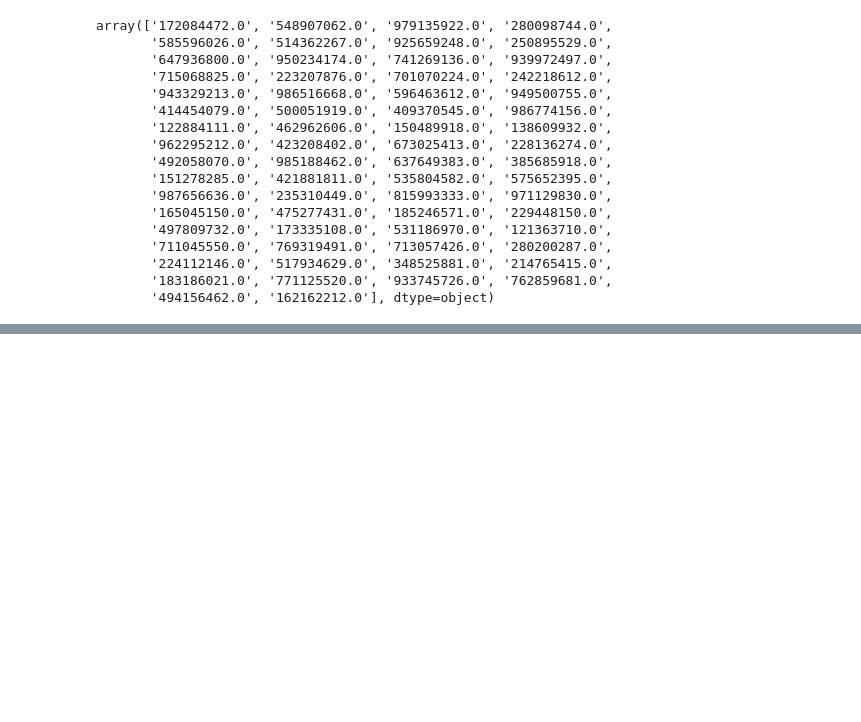
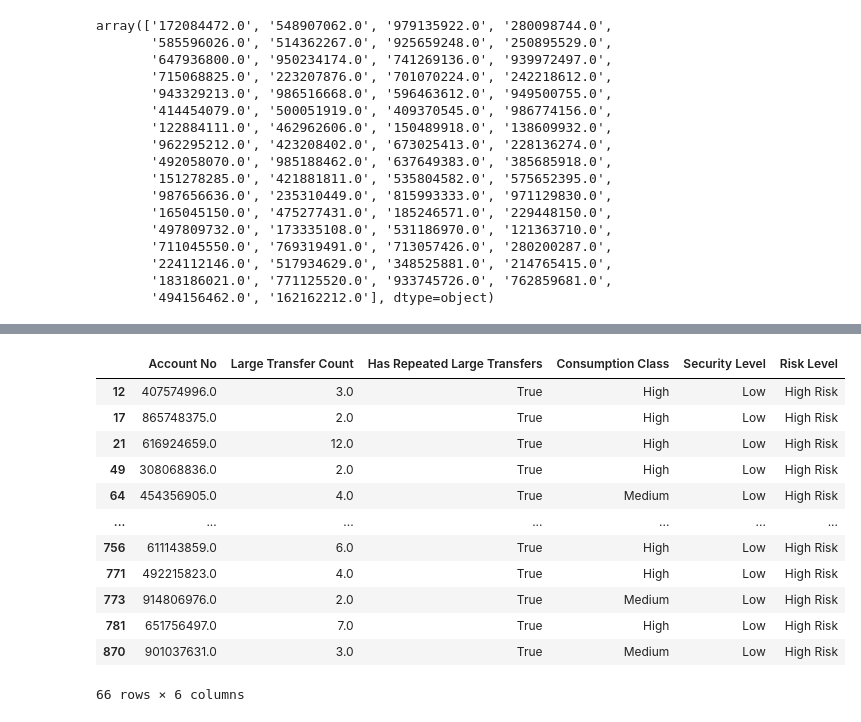
Before and after one commit to UoB-DSMP-2023-24/dsmp-2024-group26, a Jupyter notebook: Credit rating assessment.ipynb, the cells around one changed output, grey strips where cells are left out. Cells and saved outputs as stored; diff of their text form; code cells hidden in the pictures; blank space fills up the shorter version.

```diff
--- a/Credit rating assessment.ipynb
+++ b/Credit rating assessment.ipynb
@@ -252,0 +400,16 @@ array(['172084472.0', '548907062.0', '979135922.0', '280098744.0',
+# %%
+high_risk_accounts_df
+# %% [output]
+|  | Account No | Large Transfer Count | Has Repeated Large Transfers | Consumption Class | Security Level | Risk Level |
+| 12 | 407574996.0 | 3.0 | True | High | Low | High Risk |
+| 17 | 865748375.0 | 2.0 | True | High | Low | High Risk |
+| 21 | 616924659.0 | 12.0 | True | High | Low | High Risk |
+| 49 | 308068836.0 | 2.0 | True | High | Low | High Risk |
+| 64 | 454356905.0 | 4.0 | True | Medium | Low | High Risk |
+| ... | ... | ... | ... | ... | ... | ... |
+| 756 | 611143859.0 | 6.0 | True | High | Low | High Risk |
+| 771 | 492215823.0 | 4.0 | True | High | Low | High Risk |
+| 773 | 914806976.0 | 2.0 | True | Medium | Low | High Risk |
+| 781 | 651756497.0 | 7.0 | True | High | Low | High Risk |
+| 870 | 901037631.0 | 3.0 | True | Medium | Low | High Risk |
+66 rows × 6 columns
```
Also changed, not shown: parts of 6 cells of this notebook.
